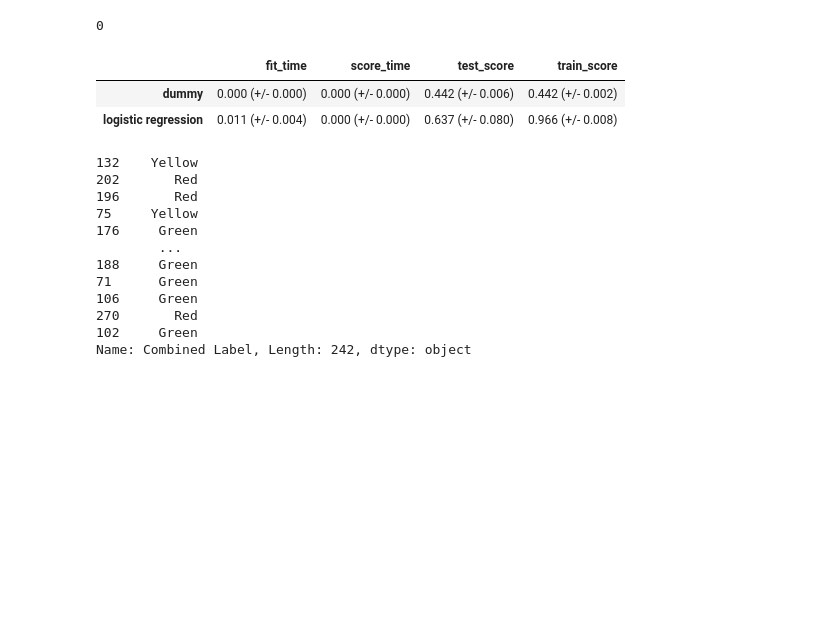
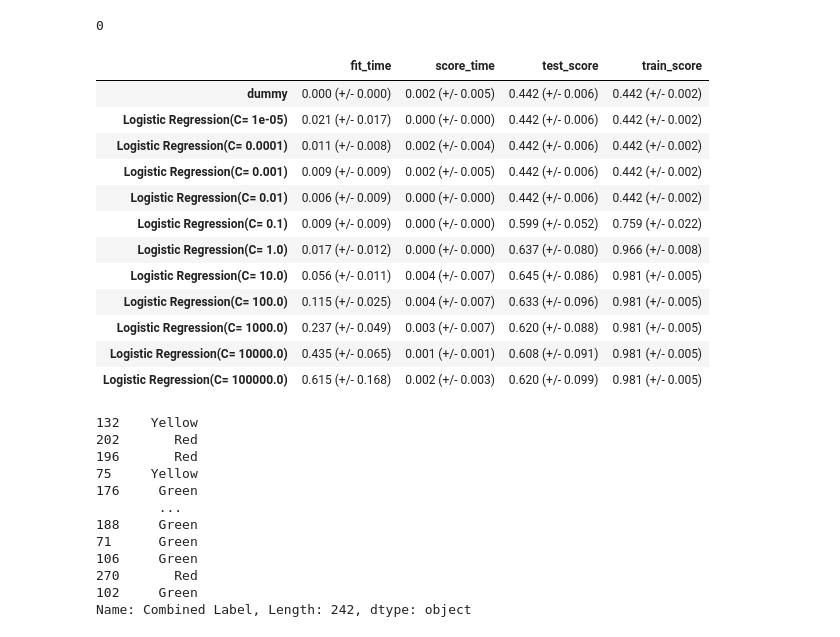
Before and after one commit to ssmubc/CFFS_jupyter_may29, a Jupyter notebook: Machine_Learning_algorithms_solutions/Bag_of_words_ML_algorithm.ipynb, the cells around one changed output. Drawn from its saved outputs; the diff is of its cells as text; code cells hidden in the pictures; blank space fills up the shorter version.

Commit message:
Cross-validation & hyperparameter optimization.
Also calculated training score.

```diff
--- a/Machine_Learning_algorithms_solutions/Bag_of_words_ML_algorithm.ipynb
+++ b/Machine_Learning_algorithms_solutions/Bag_of_words_ML_algorithm.ipynb
@@ -252,86 +252,32 @@ X_train['Description'].isna().sum()
 # %% [output]
 0
 # %%
-# # Code without Cross-validation yet
-# from sklearn.feature_extraction.text import CountVectorizer
-# pipe = make_pipeline(CountVectorizer(stop_words='english'),
-#                      LogisticRegression(max_iter=1000))
-# results["logistic regression"] = mean_std_cross_val_scores(
-#     pipe, X_train['Description'], y_train, return_train_score=True, scoring=scoring_metrics
-# )
-# pd.DataFrame(results).T
-
-
-# Code without Cross-validation yet
+# Code for cross-validation for hyperparamter optimization
 from sklearn.feature_extraction.text import CountVectorizer
-pipe = make_pipeline(CountVectorizer(stop_words='english'),
-                     LogisticRegression(max_iter=1000))
-results["logistic regression"] = mean_std_cross_val_scores(
-    pipe, X_train['Description'], y_train, return_train_score=True, scoring=scoring_metrics
-)
+scoring_metric = "accuracy"
+param_grid = {"C": np.logspace(-5, 5, 11)}
+for param in param_grid["C"]:
+    pipe = make_pipeline(CountVectorizer(stop_words='english'),
+                         LogisticRegression(C=param, max_iter=2000))
+    key = "Logistic Regression" + "(C= " + str(param) + ")"
+    results[key] = mean_std_cross_val_scores(
+        pipe, X_train['Description'], y_train, cv = 5, return_train_score=True, scoring=scoring_metrics
+    )
 pd.DataFrame(results).T
-
-
-
-# scoring_metric = "accuracy"
-# param_grid = {"C": np.logspace(-5, 5, 11)}
-# for param in param_grid["C"]:
-#     model_name = "Logistic Regression"
-#     pipe = make_pipeline(CountVectorizer(stop_words='english'), LogisticRegression(C=param, max_iter=1000))
-
-#     key = model_name + "(C= " + str(param) + ")"
-#     results[key] = mean_std_cross_val_scores(
-#         pipe, X_train, y_train, cv=5, return_train_score=True, scoring = scoring_metric
-#     )
-
-# results_df = pd.DataFrame(results).T
-# results_df
-
-# scoring_metric = "accuracy"
-# param_grid = {"C": np.logspace(-5, 5, 11)}
-# results = {}
-
-# # Convert text data using CountVectorizer
-# vectorizer = CountVectorizer(stop_words='english')
-# X_train_vectorized = vectorizer.fit_transform(X_train['Description'])
-
-# for param in param_grid["C"]:
-#     model_name = "Logistic Regression"
-#     pipe = make_pipeline(vectorizer, LogisticRegression(C=param, max_iter=1000))
-
-#     key = model_name + "(C= " + str(param) + ")"
-#     results[key] = mean_std_cross_val_scores(
-#         pipe, X_train_vectorized, y_train, cv=5, return_train_score=True, scoring=scoring_metric
-#     )
-
-# results_df = pd.DataFrame(results).T
-# results_df
-
-# scoring_metric = "accuracy"
-# param_grid = {"C": np.logspace(-5, 5, 11)}
-# results = {}
-
-# # Convert text data using TfidfVectorizer
-# vectorizer = TfidfVectorizer(stop_words='english')
-# X_train_vectorized = vectorizer.fit_transform(X_train['Description'])
-
-# for param in param_grid["C"]:
-#     model_name = "Logistic Regression"
-#     pipe = make_pipeline(vectorizer, LogisticRegression(C=param, max_iter=1000))
-
-#     key = model_name + "(C= " + str(param) + ")"
-#     results[key] = mean_std_cross_val_scores(
-#         pipe, X_train_vectorized, y_train, cv=5, return_train_score=True, scoring=scoring_metric
-#     )
-
-# results_df = pd.DataFrame(results).T
-# results_df
-
-# X_train
 # %% [output]
 |  | fit_time | score_time | test_score | train_score |
-| dummy | 0.000 (+/- 0.000) | 0.000 (+/- 0.000) | 0.442 (+/- 0.006) | 0.442 (+/- 0.002) |
-| logistic regression | 0.011 (+/- 0.004) | 0.000 (+/- 0.000) | 0.637 (+/- 0.080) | 0.966 (+/- 0.008) |
+| dummy | 0.000 (+/- 0.000) | 0.002 (+/- 0.005) | 0.442 (+/- 0.006) | 0.442 (+/- 0.002) |
+| Logistic Regression(C= 1e-05) | 0.021 (+/- 0.017) | 0.000 (+/- 0.000) | 0.442 (+/- 0.006) | 0.442 (+/- 0.002) |
+| Logistic Regression(C= 0.0001) | 0.011 (+/- 0.008) | 0.002 (+/- 0.004) | 0.442 (+/- 0.006) | 0.442 (+/- 0.002) |
+| Logistic Regression(C= 0.001) | 0.009 (+/- 0.009) | 0.002 (+/- 0.005) | 0.442 (+/- 0.006) | 0.442 (+/- 0.002) |
+| Logistic Regression(C= 0.01) | 0.006 (+/- 0.009) | 0.000 (+/- 0.000) | 0.442 (+/- 0.006) | 0.442 (+/- 0.002) |
+| Logistic Regression(C= 0.1) | 0.009 (+/- 0.009) | 0.000 (+/- 0.000) | 0.599 (+/- 0.052) | 0.759 (+/- 0.022) |
+| Logistic Regression(C= 1.0) | 0.017 (+/- 0.012) | 0.000 (+/- 0.000) | 0.637 (+/- 0.080) | 0.966 (+/- 0.008) |
+| Logistic Regression(C= 10.0) | 0.056 (+/- 0.011) | 0.004 (+/- 0.007) | 0.645 (+/- 0.086) | 0.981 (+/- 0.005) |
+| Logistic Regression(C= 100.0) | 0.115 (+/- 0.025) | 0.004 (+/- 0.007) | 0.633 (+/- 0.096) | 0.981 (+/- 0.005) |
+| Logistic Regression(C= 1000.0) | 0.237 (+/- 0.049) | 0.003 (+/- 0.007) | 0.620 (+/- 0.088) | 0.981 (+/- 0.005) |
+| Logistic Regression(C= 10000.0) | 0.435 (+/- 0.065) | 0.001 (+/- 0.001) | 0.608 (+/- 0.091) | 0.981 (+/- 0.005) |
+| Logistic Regression(C= 100000.0) | 0.615 (+/- 0.168) | 0.002 (+/- 0.003) | 0.620 (+/- 0.099) | 0.981 (+/- 0.005) |
 # %%
 y_train
 # %% [output]
```
Also changed, not shown: parts of 18 cells of this notebook.
